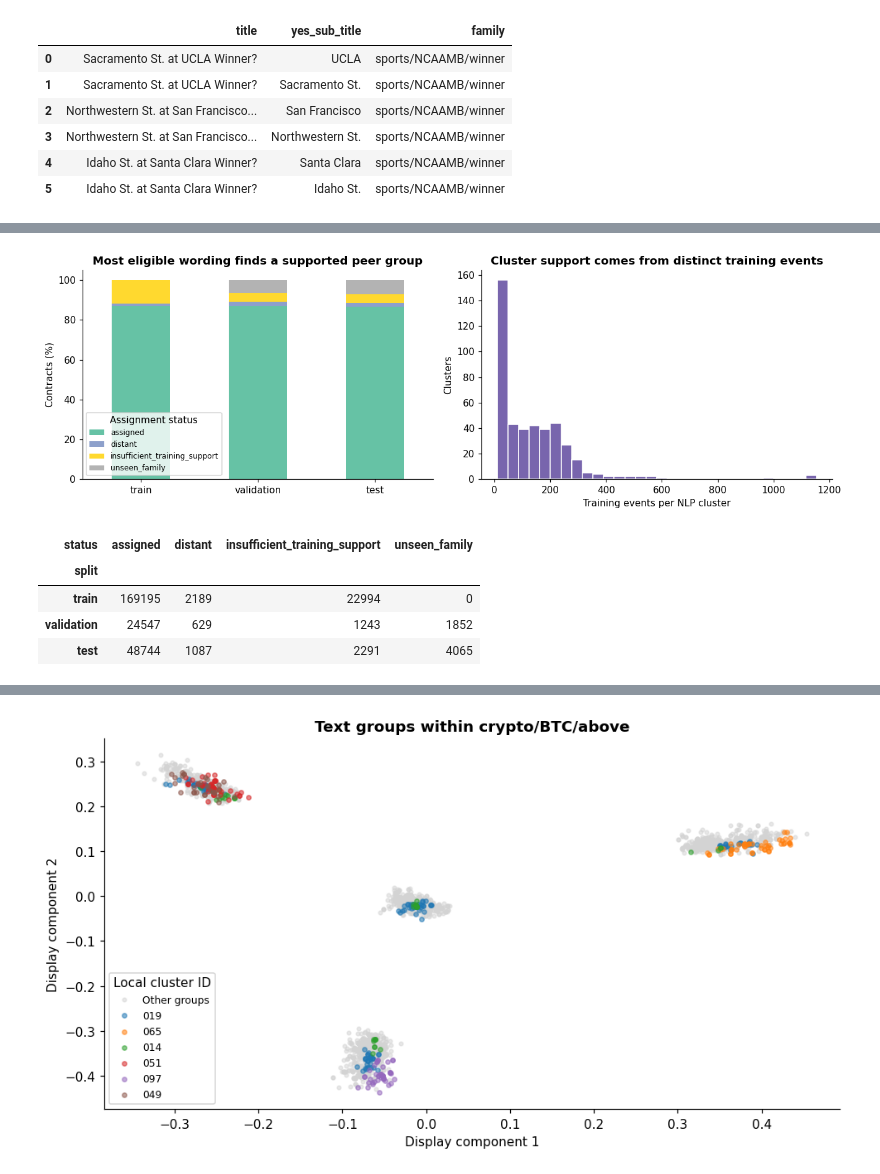
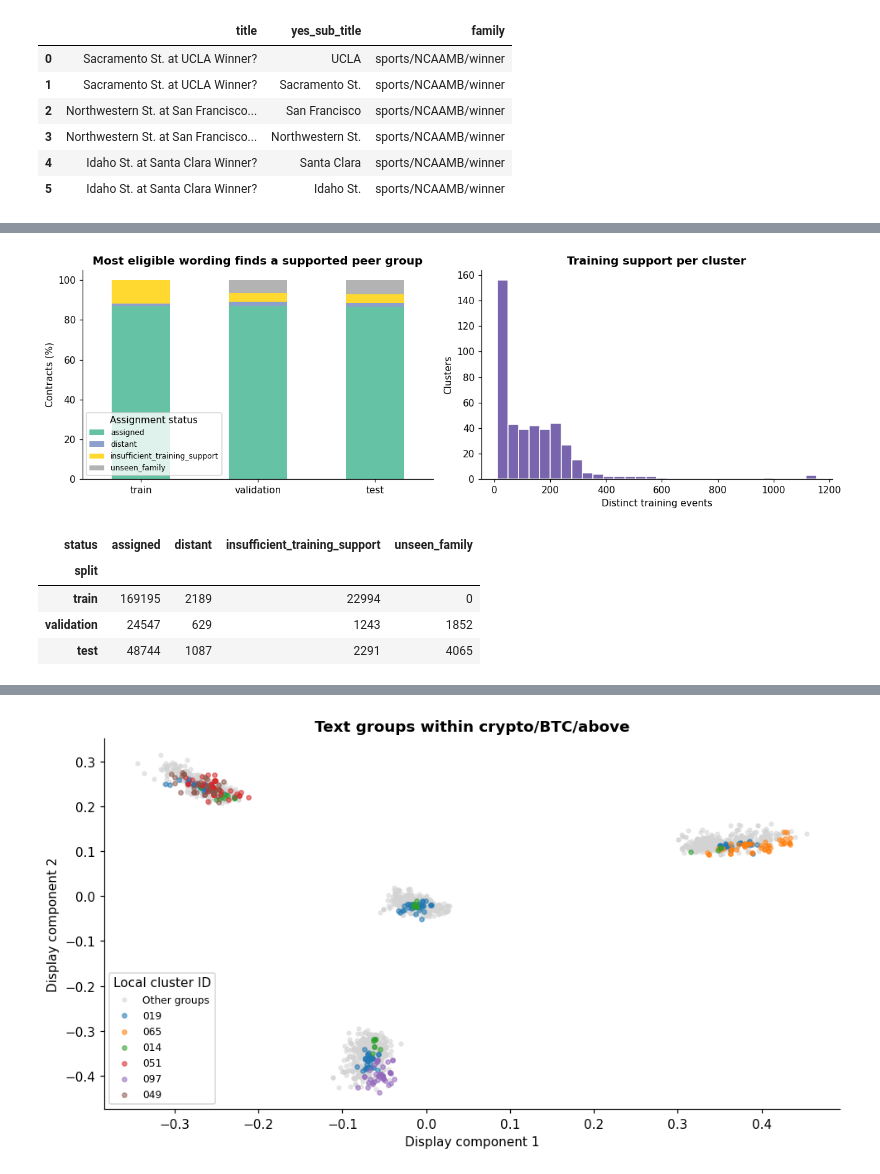
Before and after one commit to KyleNicarry/DS-340W-Group-Project, a Jupyter notebook: extension/notebooks/main.ipynb, the cells around one changed output, grey strips where cells are left out. Drawn from its saved outputs; the diff is of its cells as text; code cells hidden in the pictures.

```diff
--- a/extension/notebooks/main.ipynb
+++ b/extension/notebooks/main.ipynb
@@ -325,30 +374,61 @@ def group_contracts(frame: pd.DataFrame, vectors: np.ndarray, args) -> pd.DataFr
 # %%
 with threadpool_limits(limits=2):
     vectors = embed(contracts, GROUPING)
     assignments = group_contracts(contracts, vectors, GROUPING)
 ASSIGNMENTS = OUTPUT / "assignments.csv"
 assignments.to_csv(ASSIGNMENTS, index=False)
-coverage = assignments.groupby(["split", "status"]).size().unstack(fill_value=0).reindex(SPLITS)
+coverage = (
+    assignments.groupby(["split", "status"])
+    .size()
+    .unstack(
+        fill_value=0,
+    )
+    .reindex(
+        SPLITS,
+    )
+)
+
 fig, axes = plt.subplots(1, 2, figsize=(12, 4))
-coverage.div(coverage.sum(axis=1), axis=0).mul(100).plot.bar(stacked=True, ax=axes[0], rot=0, colormap="Set2")
-axes[0].set(title="Most eligible wording finds a supported peer group", ylabel="Contracts (%)", xlabel="")
+coverage_pct = coverage.div(coverage.sum(axis=1), axis=0).mul(100)
+coverage_pct.plot.bar(
+    stacked=True,
+    ax=axes[0],
+    rot=0,
+    colormap="Set2",
+)
+axes[0].set(
+    title="Most eligible wording finds a supported peer group",
+    ylabel="Contracts (%)",
+    xlabel="",
+)
 axes[0].legend(title="Assignment status", fontsize=8)
 training_groups = (
     assignments.query("split == 'train' and status == 'assigned'")
-    .groupby("cluster")
-    .agg(contracts=("ticker", "nunique"), events=("event_ticker", "nunique"))
+    .groupby(
+        "cluster",
+    )
+    .agg(
+        contracts=("ticker", "nunique"),
+        events=("event_ticker", "nunique"),
+    )
 )
-axes[1].hist(training_groups.events, bins=30, color="#7865ad", edgecolor="white")
+axes[1].hist(
+    training_groups.events,
+    bins=30,
+    color="#7865ad",
+    edgecolor="white",
+)
 axes[1].set(
-    title="Cluster support comes from distinct training events",
-    xlabel="Training events per NLP cluster",
+    title="Training support per cluster",
+    xlabel="Distinct training events",
     ylabel="Clusters",
 )
+
 show_figure("03_group_coverage")
 display(coverage)
 training_groups.to_csv(OUTPUT / "clustering_training_support.csv")
 # %% [output]
-[figure, old version]
+[figure, new version]
 | status | assigned | distant | insufficient_training_support | unseen_family |
 | split |  |  |  |  |
 | train | 169195 | 2189 | 22994 | 0 |
```
Also changed, not shown: parts of 37 cells of this notebook.
